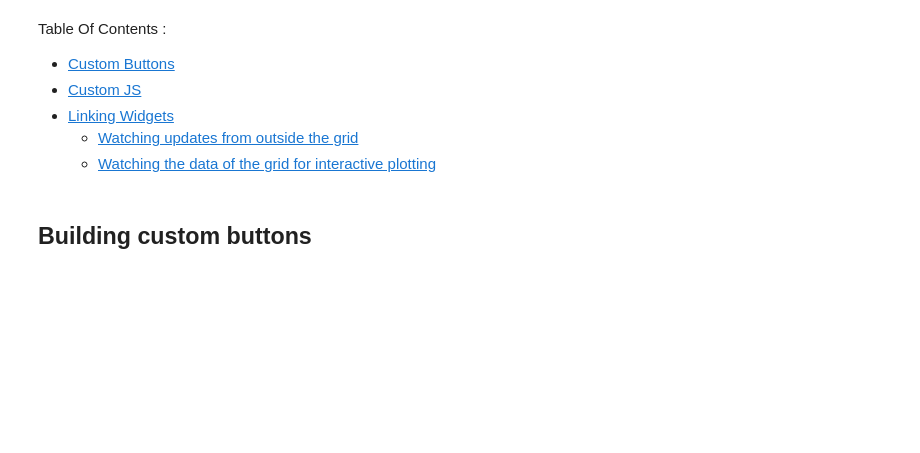
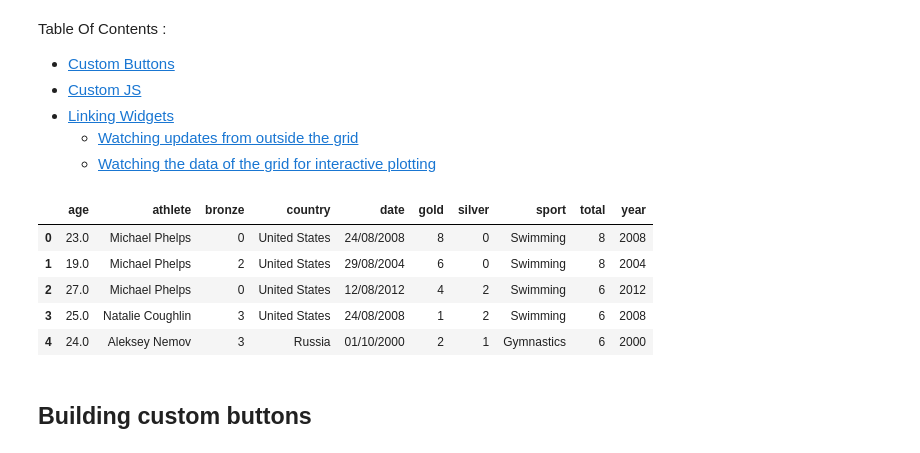
Before and after one commit to g21589/MyNote, a Jupyter notebook: demo-ipyaggrid-customize.ipynb, the cells around one changed output. Drawn from its saved outputs; the diff is of its cells as text; code cells hidden in the pictures; blank space fills up the shorter version.

```diff
--- a/demo-ipyaggrid-customize.ipynb
+++ b/demo-ipyaggrid-customize.ipynb
@@ -21,6 +21,15 @@ from IPython.display import display
 url = 'https://raw.githubusercontent.com/ag-grid/ag-grid-docs/master/src/olympicWinners.json'
 with ur.urlopen(url) as res:
     data = json.loads(res.read().decode('utf-8'))
+# %%
+pd.DataFrame(data).head(5)
+# %% [output]
+|  | age | athlete | bronze | country | date | gold | silver | sport | total | year |
+| 0 | 23.0 | Michael Phelps | 0 | United States | 24/08/2008 | 8 | 0 | Swimming | 8 | 2008 |
+| 1 | 19.0 | Michael Phelps | 2 | United States | 29/08/2004 | 6 | 0 | Swimming | 8 | 2004 |
+| 2 | 27.0 | Michael Phelps | 0 | United States | 12/08/2012 | 4 | 2 | Swimming | 6 | 2012 |
+| 3 | 25.0 | Natalie Coughlin | 3 | United States | 24/08/2008 | 1 | 2 | Swimming | 6 | 2008 |
+| 4 | 24.0 | Aleksey Nemov | 3 | Russia | 01/10/2000 | 2 | 1 | Gymnastics | 6 | 2000 |
 # %% [markdown]
 ## Building custom buttons
 # %% [markdown]
```
Also changed, not shown: parts of 7 cells of this notebook.
